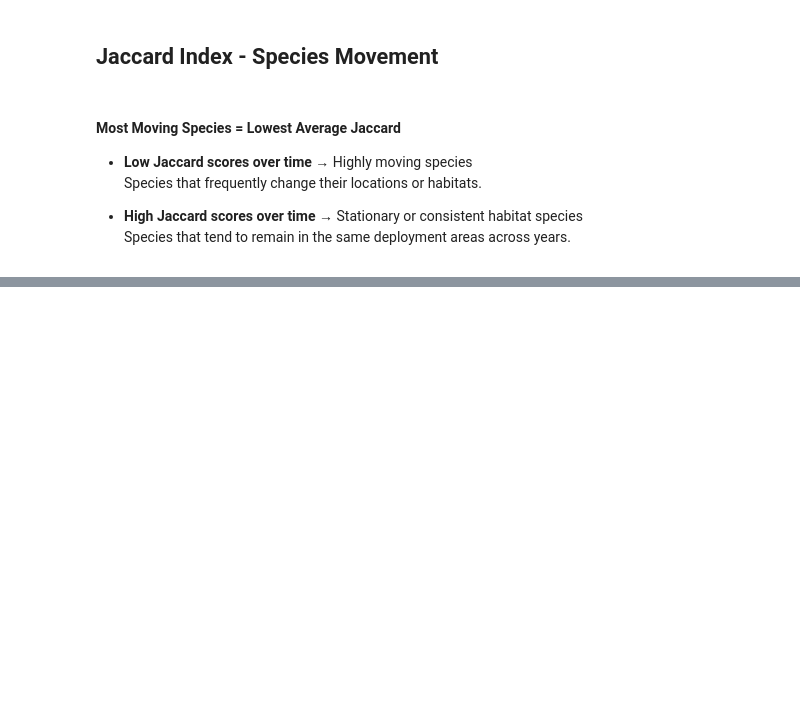
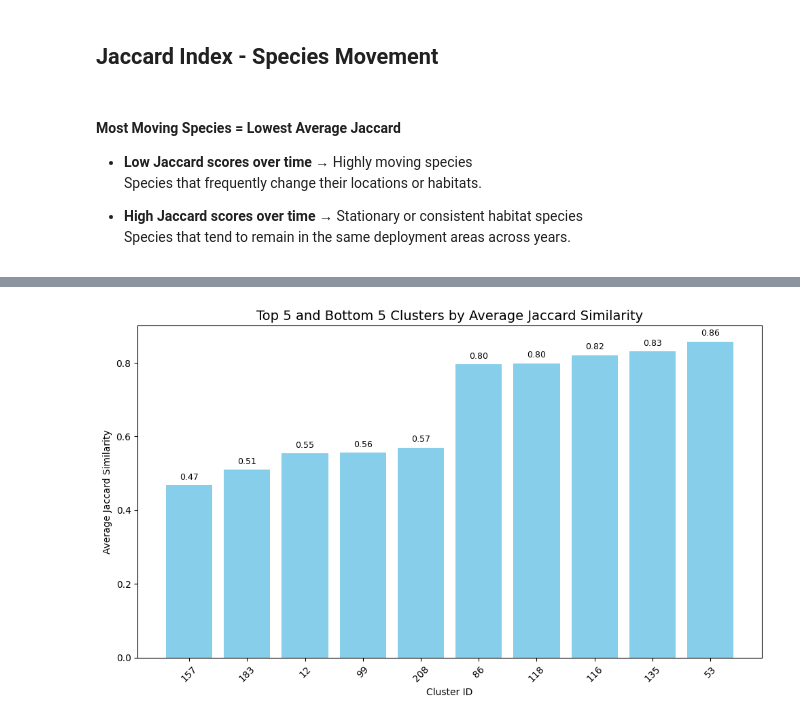
Before and after one commit to sagniksinha/CS8903_HAAG_Spatial_Camera_Trap_Summer2025, a Jupyter notebook: Jaccard_Index_Revised.ipynb, the cells around one changed output, grey strips where cells are left out. Cells and saved outputs as stored; diff of their text form; code cells hidden in the pictures; blank space fills up the shorter version.

```diff
--- a/Jaccard_Index_Revised.ipynb
+++ b/Jaccard_Index_Revised.ipynb
@@ -119,0 +365,43 @@ df_cluster_movement = pd.DataFrame(cluster_jaccard_scores)
+# %%
+import matplotlib.pyplot as plt
+import pandas as pd
+
+# Step 1: Compute average Jaccard similarity per cluster
+cluster_avg_jaccard = (
+    df_cluster_movement.groupby('Cluster_Agglo')['JaccardSimilarity']
+    .mean()
+    .sort_values(ascending=False)
+)
+
+# Step 2: Select top 5 and bottom 5
+top_5 = cluster_avg_jaccard.head(5)
+bottom_5 = cluster_avg_jaccard.tail(5)
+
+# Step 3: Combine and label
+combined = pd.concat([top_5, bottom_5])
+combined = combined.sort_values()  # sort for visual consistency
+
+# Step 4: Plot
+plt.figure(figsize=(10, 6))
+bars = plt.bar(combined.index.astype(str), combined.values, color='skyblue')
+plt.xticks(rotation=45)
+plt.title("Top 5 and Bottom 5 Clusters by Average Jaccard Similarity", fontsize=14)
+plt.xlabel("Cluster ID")
+plt.ylabel("Average Jaccard Similarity")
+plt.tight_layout()
+
+# Optional: annotate values
+for bar in bars:
+    height = bar.get_height()
+    plt.text(
+        bar.get_x() + bar.get_width() / 2,
+        height + 0.01,
+        f"{height:.2f}",
+        ha='center',
+        va='bottom',
+        fontsize=9
+    )
+
+plt.show()
+# %% [output]
+[figure, added]
```
Also changed, not shown: parts of 21 cells of this notebook, 1 other file.
